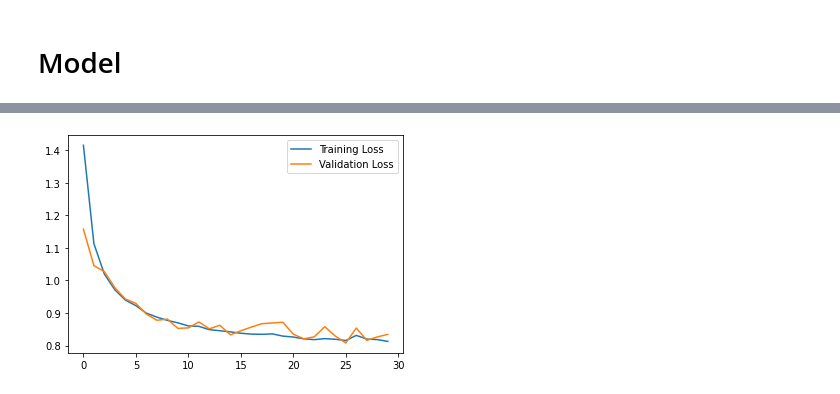
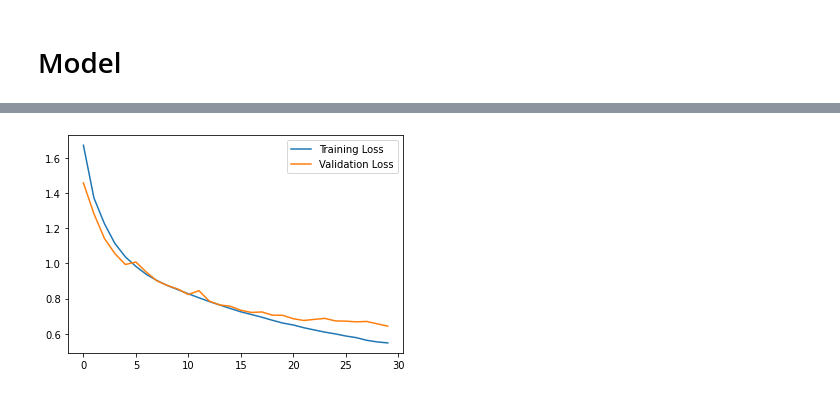
Before and after one commit to masalha-alaa/name-classification-pytorch, a Jupyter notebook: name_classification_rnn.ipynb, the cells around one changed output, grey strips where cells are left out. Drawn from its saved outputs; the diff is of its cells as text; code cells hidden in the pictures.

```diff
--- a/name_classification_rnn.ipynb
+++ b/name_classification_rnn.ipynb
@@ -327,7 +329,7 @@ class GRU(nn.Module):
 
 # Loss and optimizer
 # criterion = nn.CrossEntropyLoss()
-criterion = nn.NLLLoss()
+criterion = nn.NLLLoss(weight=torch.FloatTensor(loss_weights).to(device))
 learning_rate = 0.005
 # learning_rate = 0.0001
 optimizer = lambda mdl: torch.optim.SGD(mdl.parameters(), lr=learning_rate)
@@ -421,33 +469,48 @@ def train(model):
 
     print('')
     print(f'Training Time: {datetime.now() - ts}')
-    plt.figure()
-    plt.plot(train_losses)
-    plt.plot(validation_losses)
-    plt.legend(['Training Loss', 'Validation Loss'])
-    plt.show()
+    return train_losses, validation_losses
 # %%
 def test(model):
+    y_true, y_pred = [], []
     model.train(mode=False)  # enter eval mode
     # with torch.no_grad():  # locally disable gradient tracking? (no, should not do it in RNN, becaues we do want grads to accumulate!)
+    test_num = -1
     print_cnt, print_num = 0, 20
-    for val_data, val_labels in test_loader:
+    for i, (val_data, val_labels) in enumerate(test_loader):
         val_data, val_labels = val_data.to(device), val_labels.to(device)
 
         val_output, _ = evaluate(model, None, val_data, val_labels)
-        pred = id_to_lbl(softmax_to_prediction(val_output, encoded_lbls))
+        pred_id = softmax_to_prediction(val_output, encoded_lbls)
+
+        y_true.append(val_labels.item())
+        y_pred.append(pred_id)
+
+        pred = id_to_lbl(pred_id)
 
         name = one_hot_tensor_to_line(val_data.squeeze(0))
         lbl = id_to_lbl(val_labels)
 
-        print(f"Name: {name:<16} Label: {lbl:<20} Prediction: {pred:<16} -- {'CORRECT' if lbl == pred else 'INCORRECT'}")
-        print_cnt += 1
-        if print_cnt == print_num:
+        if print_cnt < print_num:
+            print(f"Name: {name:<16} Label: {lbl:<20} Prediction: {pred:<16} -- {'CORRECT' if lbl == pred else 'INCORRECT'}")
+            print_cnt += 1
+
+        if i == test_num:
             break
+
+    return y_true, y_pred
+# %%
+def plot_progress(train_losses, validation_losses):
+    plt.figure()
+    plt.plot(train_losses)
+    plt.plot(validation_losses)
+    plt.legend(['Training Loss', 'Validation Loss'])
+    plt.show()
 # %%
-model = ManualRNN(len(vocab), len(data)).to(device)
-print(model)
-train(model)
-test(model)
+manual_rnn_model = ManualRNN(len(vocab), len(data)).to(device)
+print(manual_rnn_model)
+train_losses, validation_losses = train(manual_rnn_model)
+plot_progress(train_losses, validation_losses)
+_,_ = test(manual_rnn_model)
 # %% [output]
 ManualRNN(
@@ -470 +521 @@ Training Time: 0:19:38.036961
-[figure, old version]
+[figure, new version]
```
Also changed, not shown: parts of 16 cells of this notebook.
